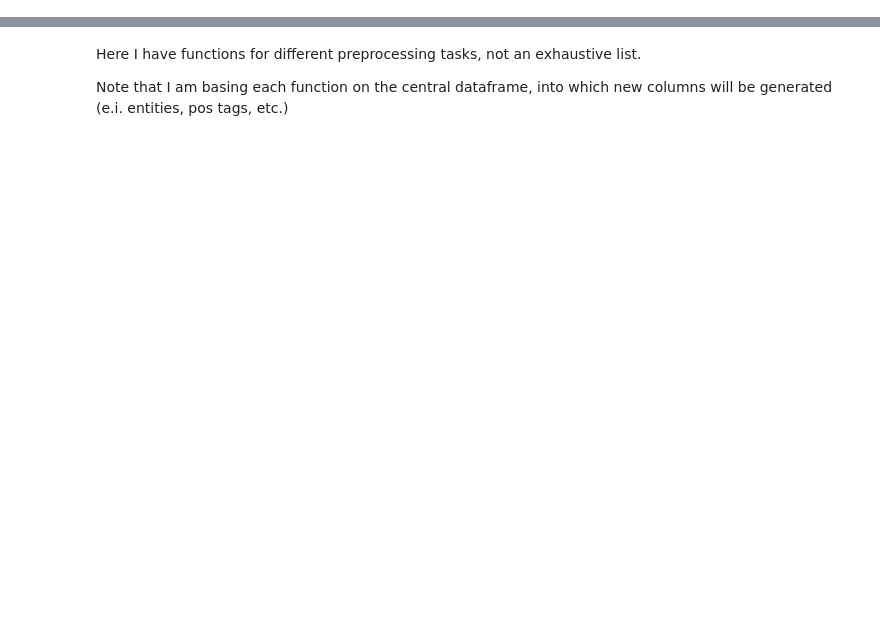
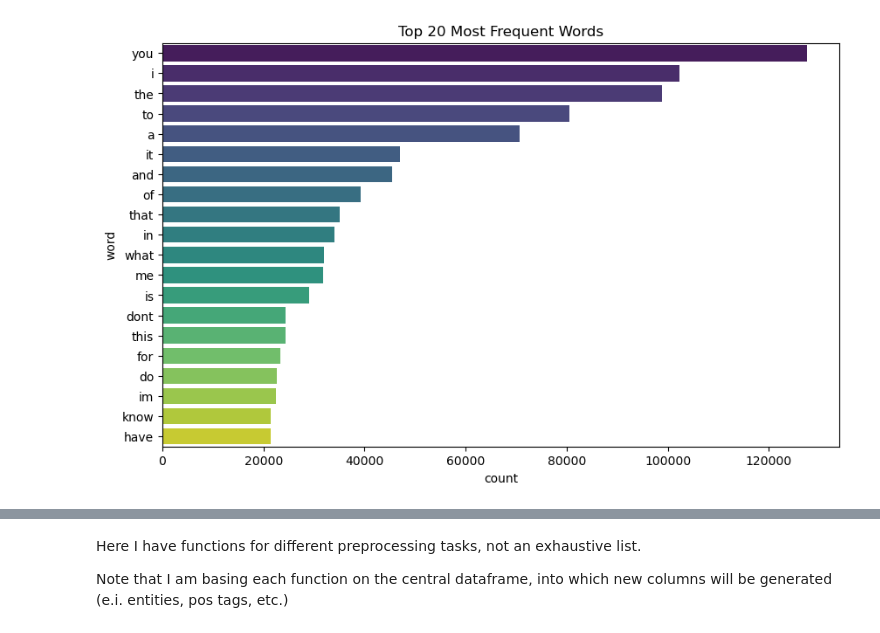
Before and after one commit to PhilipFelizarta/Generative_ChatBot_Final, a Jupyter notebook: preprocessing.ipynb, the cells around one changed output, grey strips where cells are left out. Saved outputs shown, nothing was run; the diff lists cells and outputs as text; code cells hidden in the pictures; blank space fills up the shorter version.

```diff
--- a/preprocessing.ipynb
+++ b/preprocessing.ipynb
@@ -14,0 +136,12 @@ df = pd.read_csv()
+# %%
+words = " ".join(df['line_text']).split()
+word_counts = Counter(words)
+common_words = word_counts.most_common(20)
+word_df = pd.DataFrame(common_words, columns=['word', 'count'])
+# %%
+plt.figure(figsize=(10, 6))
+sns.barplot(x='count', y='word', data=word_df, palette='viridis')
+plt.title("Top 20 Most Frequent Words")
+plt.show()
+# %% [output]
+[figure, added]
```
Also changed, not shown: parts of 27 cells of this notebook.
